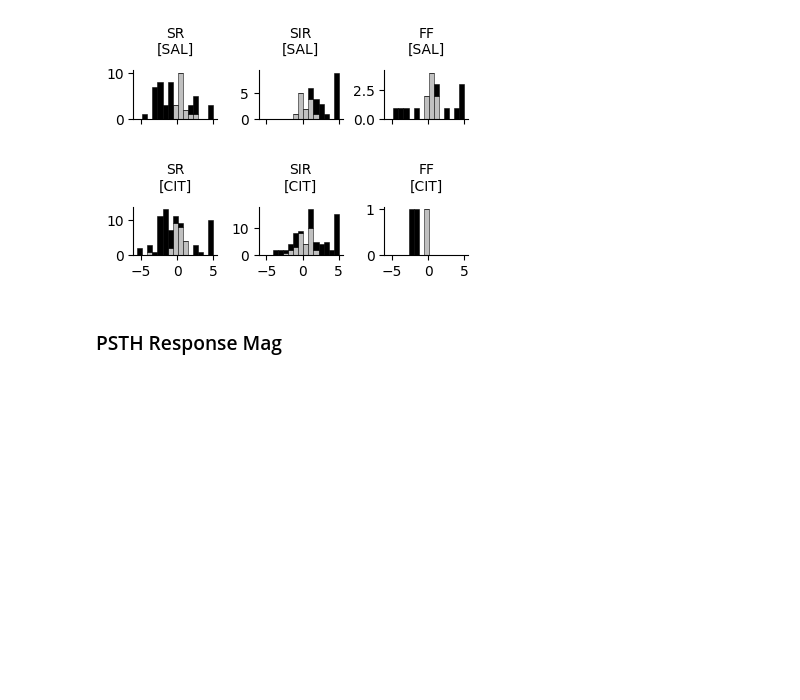
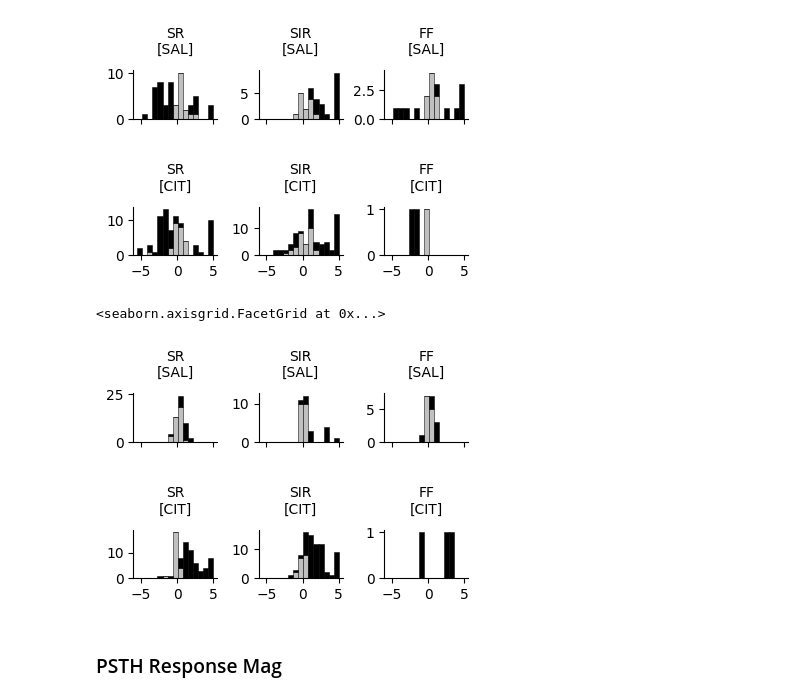
Before and after one commit to Ruairi-osul/SSRI-Interactions, a Jupyter notebook: notebooks/Foot Shock - Slow/Responders.ipynb, the cells around one changed output. Drawn from its saved outputs; the diff is of its cells as text; code cells hidden in the pictures; blank space fills up the shorter version.

```diff
--- a/notebooks/Foot Shock - Slow/Responders.ipynb
+++ b/notebooks/Foot Shock - Slow/Responders.ipynb
@@ -342,7 +342,7 @@ with warnings.catch_warnings():
     warnings.simplefilter("ignore")
     df_psth_second_window = get_psth_subset(t_start=0, t_stop=600, sessions=sessions, window=(0.5, 0.8))
     mod = AlignedResponders(value_col="zcounts", within_first=False)
-    responders_second_window = mod.get_responders(df_psth_second_window, abs_diff_thresh=0.2)
+    responders_second_window = mod.get_responders(df_psth_second_window, abs_diff_thresh=0.3)
     responders_second_window["response_second_window"] = get_response(responders_second_window)
 
 data_dir = Config.data_dir
@@ -679,6 +706,11 @@ fast_counts = df_psth.merge(neuron_types[["neuron_id", "neuron_type", "group"]])
 
 # responders
 fast_responses = responders.merge(neuron_types[["neuron_id", "neuron_type", "group"]])
+
+
+
+responders_second_window = responders_second_window.merge(neuron_types[["neuron_id", "neuron_type", "group"]])
+df_psth_second_window = df_psth_second_window.merge(neuron_types[["neuron_id", "neuron_type", "group"]])
 
 # by group
 fast_piv_sal, fast_piv_sal_key = (
@@ -774,6 +806,22 @@ g_shock.set_titles("{col_name}\n[{row_name}]", pad=12)
 # %% [output]
 <seaborn.axisgrid.FacetGrid at 0x...>
 [figure]
+# %%
+responders_second_window
+
+responders_second_window["Diff_round"] = np.select(
+    [responders_second_window["Diff"] > 5, responders_second_window["Diff"] < -5],
+    [5, -5],
+    default=responders_second_window["Diff"],
+    )
+
+with warnings.catch_warnings():
+    warnings.simplefilter("ignore")
+    g_shock = slow_ts_hist_grid(responders_second_window.query("group in ('SAL', 'CIT')"), aspect=1.2, height=1.2)
+g_shock.set_titles("{col_name}\n[{row_name}]", pad=12)
+# %% [output]
+<seaborn.axisgrid.FacetGrid at 0x...>
+[figure, added]
 # %% [markdown]
 ### PSTH Response Mag
 # %%
```
Also changed, not shown: parts of 10 cells of this notebook, 4 other files.
